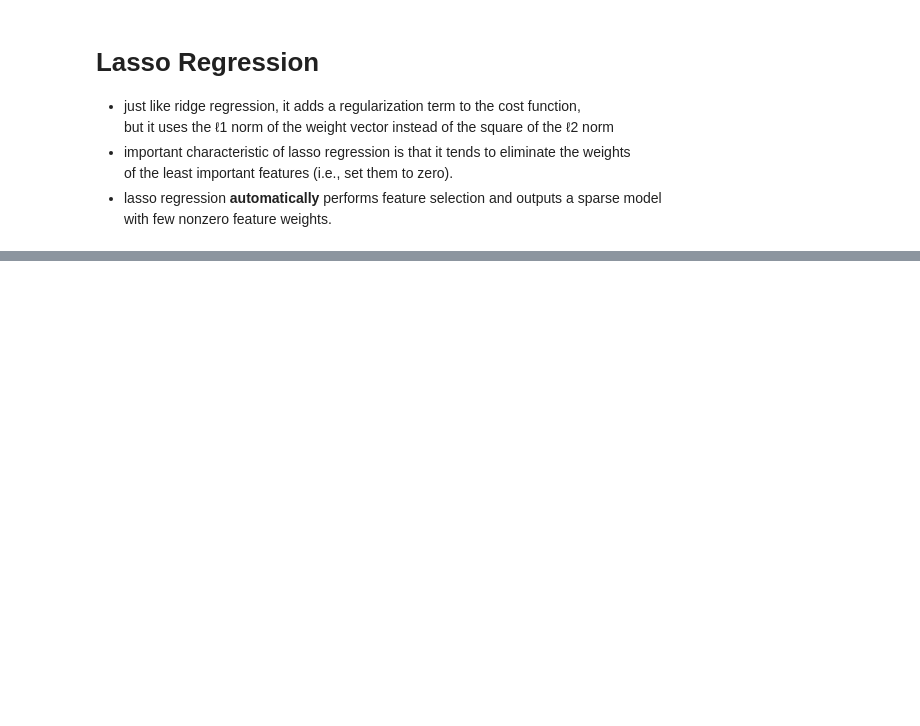
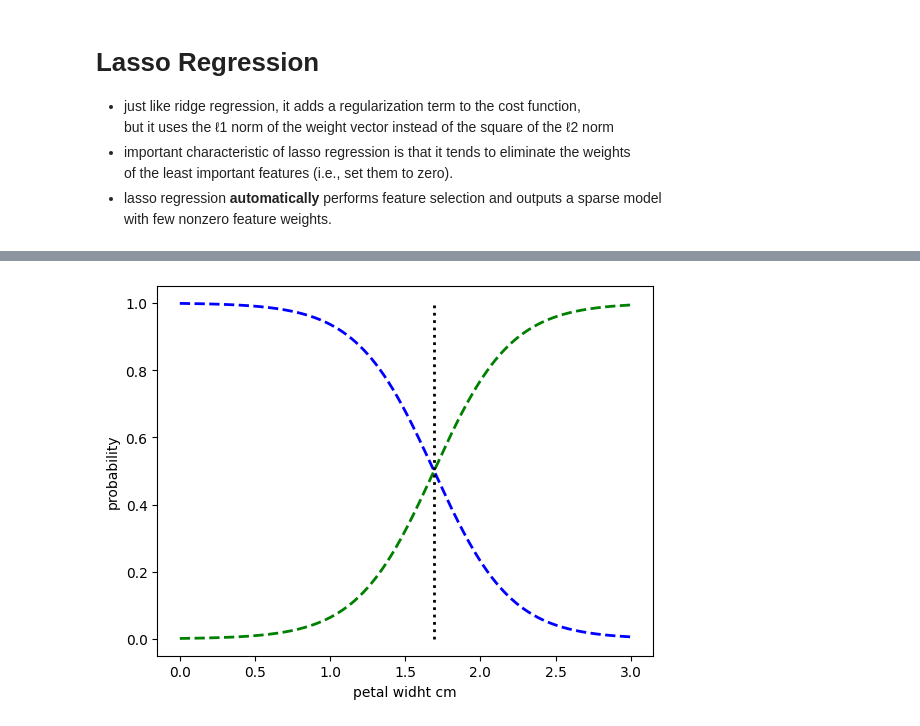
Before and after one commit to indhra/Hands_On_Machine_Learning, a Jupyter notebook: L4-TrainingModels_LR_GD.ipynb, the cells around one changed output, grey strips where cells are left out. Saved outputs shown, nothing was run; the diff lists cells and outputs as text; code cells hidden in the pictures; blank space fills up the shorter version.

```diff
--- a/L4-TrainingModels_LR_GD.ipynb
+++ b/L4-TrainingModels_LR_GD.ipynb
@@ -524,0 +480,4 @@ array([8.43742681])
+# %%
+from sklearn.datasets import load_iris
+iris = load_iris(as_frame=True)
+list(iris)
@@ -524,0 +502,26 @@ array([8.43742681])
+# %%
+from sklearn.linear_model import LogisticRegression
+
+x = iris.data[['petal width (cm)']].values
+y = iris.target_names[iris.target]  == 'virginica'
+# %%
+xtrain, xtest, ytrain, ytest = train_test_split(x, y, random_state=RS)
+
+logreg = LogisticRegression(random_state=RS)
+logreg.fit(xtrain, ytrain)
+
+
+xnew = np.linspace(0,3,1000).reshape(-1,1)
+yproba = logreg.predict_proba(xnew)
+
+decision_boundary = xnew[yproba[:, 1] >= 0.5][0,0]
+
+plt.plot(xnew, yproba[:,0], 'b--', linewidth=2,
+         label='not iris virginica proba')
+plt.plot(xnew, yproba[:,1], 'g--', linewidth=2, label='iris virginica proba')
+plt.plot([decision_boundary, decision_boundary], [0, 1], 'k:', linewidth=2, label='Decision boundary')
+plt.xlabel('petal widht cm')
+plt.ylabel('probability')
+plt.show()
+# %% [output]
+[figure, added]
```
Also changed, not shown: parts of 20 cells of this notebook.
